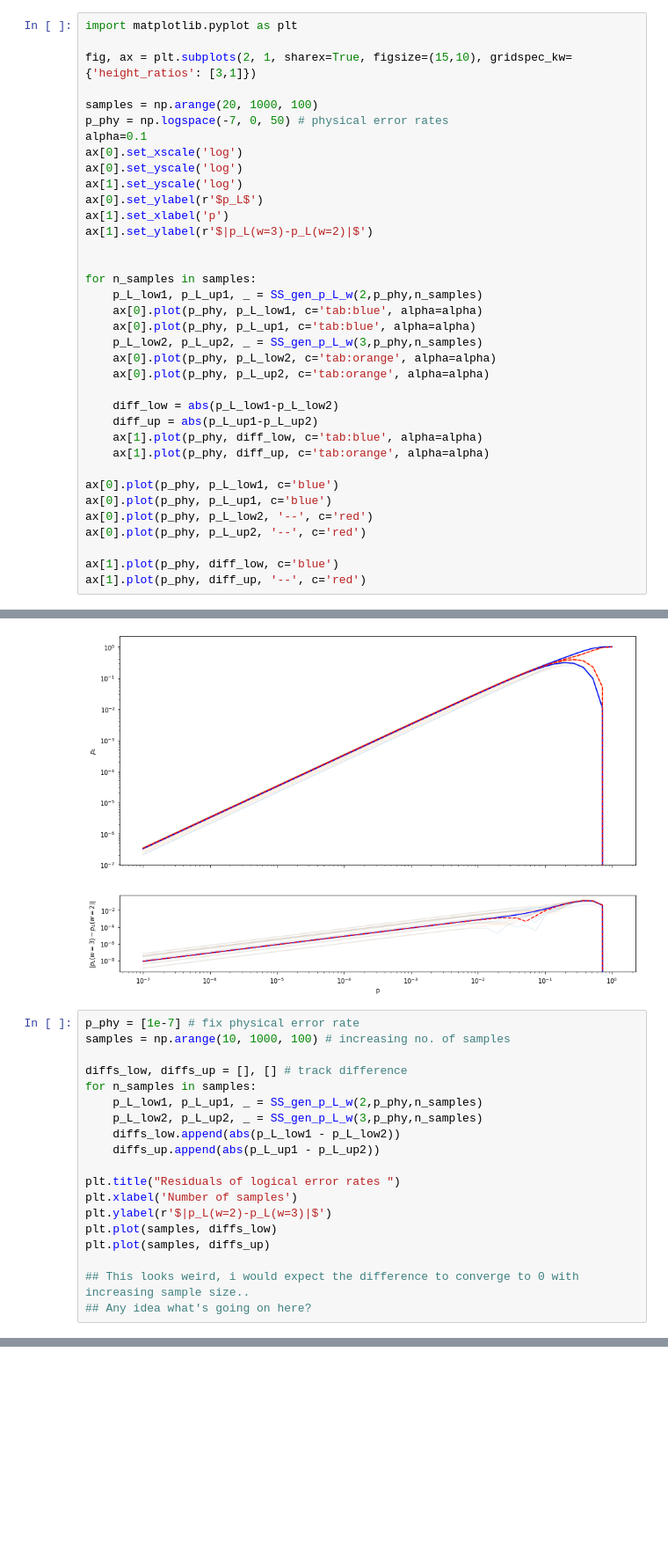
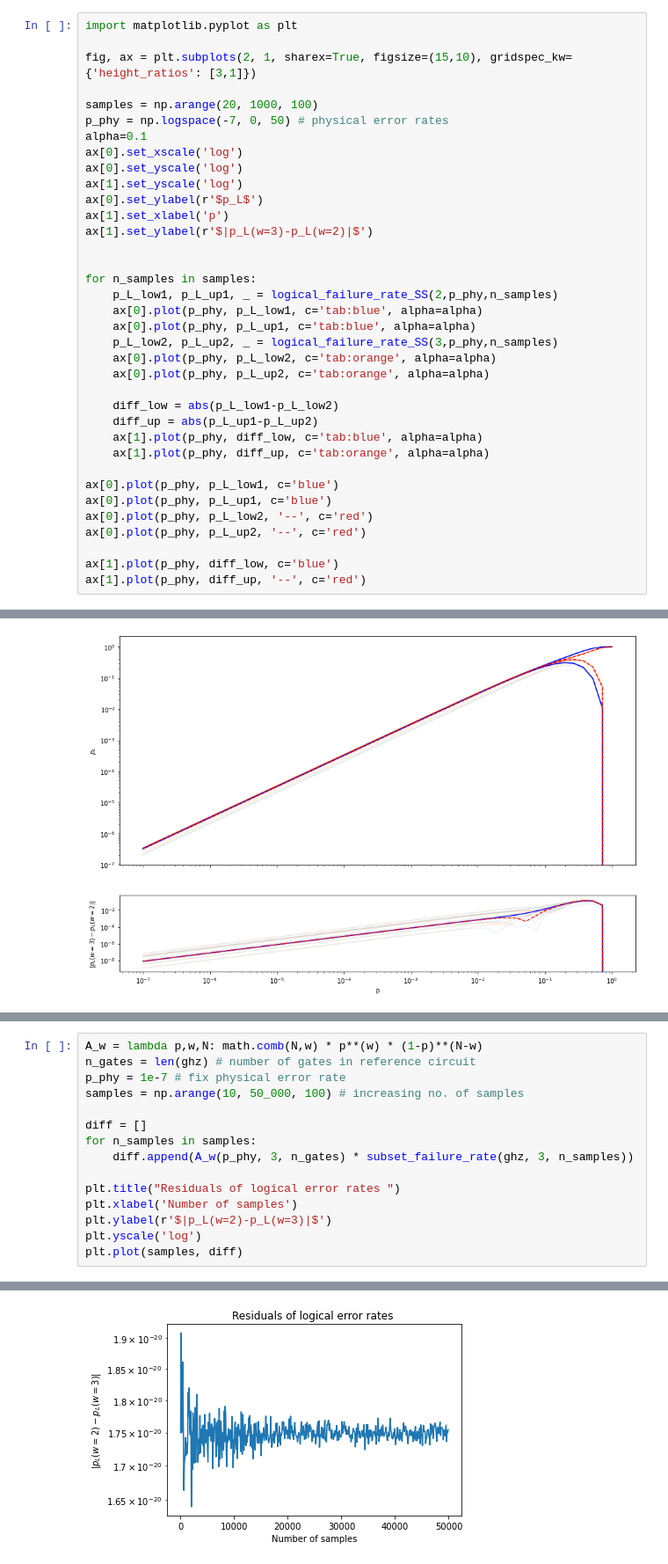
Before and after one commit to dpwinter/PECOS_WS_solutions, a Jupyter notebook: subset_sampling.ipynb, the cells around one changed output, grey strips where cells are left out. Shown at 88% size. Saved outputs shown, nothing was run; the diff lists cells and outputs as text; blank space fills up the shorter version.

```diff
--- a/subset_sampling.ipynb
+++ b/subset_sampling.ipynb
@@ -230,10 +377,10 @@ ax[1].set_ylabel(r'$|p_L(w=3)-p_L(w=2)|$')
 
 
 for n_samples in samples:
-    p_L_low1, p_L_up1, _ = SS_gen_p_L_w(2,p_phy,n_samples)
+    p_L_low1, p_L_up1, _ = logical_failure_rate_SS(2,p_phy,n_samples)
     ax[0].plot(p_phy, p_L_low1, c='tab:blue', alpha=alpha)
     ax[0].plot(p_phy, p_L_up1, c='tab:blue', alpha=alpha)
-    p_L_low2, p_L_up2, _ = SS_gen_p_L_w(3,p_phy,n_samples)
+    p_L_low2, p_L_up2, _ = logical_failure_rate_SS(3,p_phy,n_samples)
     ax[0].plot(p_phy, p_L_low2, c='tab:orange', alpha=alpha)
     ax[0].plot(p_phy, p_L_up2, c='tab:orange', alpha=alpha)
 
@@ -252,22 +399,3 @@ ax[1].plot(p_phy, diff_up, '--', c='red')
 # %% [output]
 [<matplotlib.lines.Line2D at 0x...>]
 [figure]
-# %%
-p_phy = [1e-7] # fix physical error rate
-samples = np.arange(10, 1000, 100) # increasing no. of samples
-
-diffs_low, diffs_up = [], [] # track difference
-for n_samples in samples:
-    p_L_low1, p_L_up1, _ = SS_gen_p_L_w(2,p_phy,n_samples)
-    p_L_low2, p_L_up2, _ = SS_gen_p_L_w(3,p_phy,n_samples)
-    diffs_low.append(abs(p_L_low1 - p_L_low2))
-    diffs_up.append(abs(p_L_up1 - p_L_up2))
-
-plt.title("Residuals of logical error rates ")
-plt.xlabel('Number of samples')
-plt.ylabel(r'$|p_L(w=2)-p_L(w=3)|$')
-plt.plot(samples, diffs_low)
-plt.plot(samples, diffs_up)
-
-## This looks weird, i would expect the difference to converge to 0 with increasing sample size..
-## Any idea what's going on here?
@@ -276,0 +404,16 @@ plt.plot(samples, diffs_up)
+# %%
+A_w = lambda p,w,N: math.comb(N,w) * p**(w) * (1-p)**(N-w)
+n_gates = len(ghz) # number of gates in reference circuit
+p_phy = 1e-7 # fix physical error rate
+samples = np.arange(10, 50_000, 100) # increasing no. of samples
+
+diff = []
+for n_samples in samples:
+    diff.append(A_w(p_phy, 3, n_gates) * subset_failure_rate(ghz, 3, n_samples))
+
+plt.title("Residuals of logical error rates ")
+plt.xlabel('Number of samples')
+plt.ylabel(r'$|p_L(w=2)-p_L(w=3)|$')
+plt.yscale('log')
+plt.plot(samples, diff)
+# %% [output]
@@ -276,0 +421 @@ plt.plot(samples, diffs_up)
+[figure, added]
```
Also changed, not shown: parts of 13 cells of this notebook.
